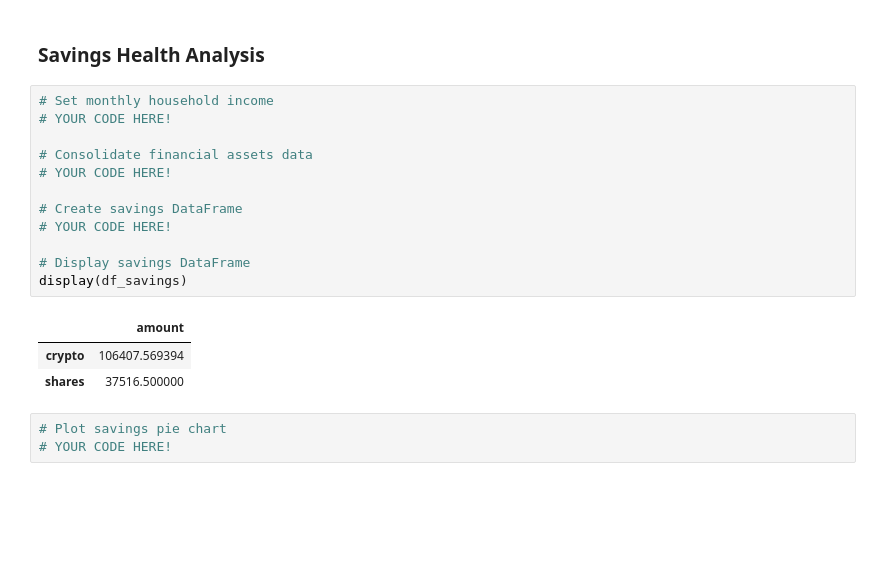
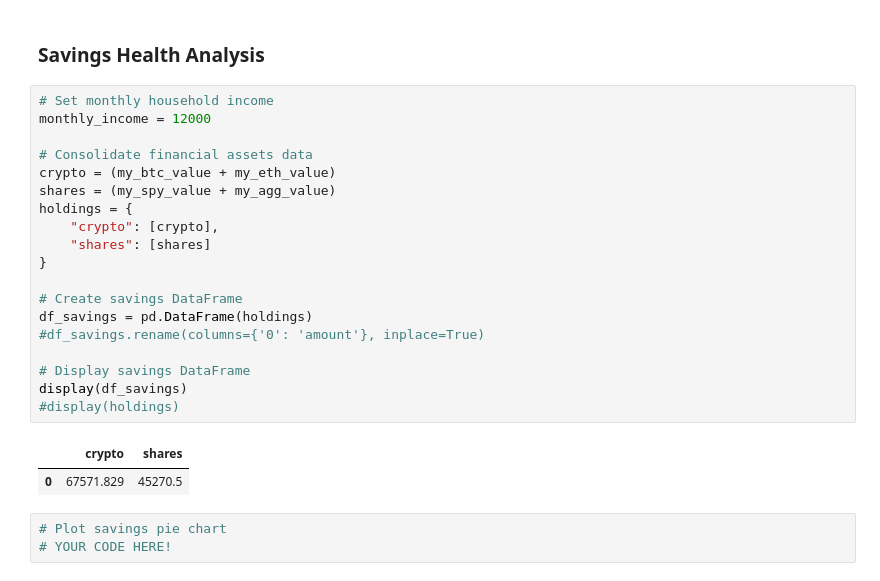
Before and after one commit to MatthewPuttroff/HWUnitFive, a Jupyter notebook: Instructions/Starter_Code/financial-planner.ipynb, the cells around one changed output. Saved outputs shown, nothing was run; the diff lists cells and outputs as text; blank space fills up the shorter version.

```diff
--- a/Instructions/Starter_Code/financial-planner.ipynb
+++ b/Instructions/Starter_Code/financial-planner.ipynb
@@ -181,20 +181,26 @@ The current value of your 200 AGG shares is $23114.00
 ### Savings Health Analysis
 # %%
 # Set monthly household income
-# YOUR CODE HERE!
+monthly_income = 12000
 
 # Consolidate financial assets data
-# YOUR CODE HERE!
+crypto = (my_btc_value + my_eth_value)
+shares = (my_spy_value + my_agg_value)
+holdings = {
+    "crypto": [crypto],
+    "shares": [shares]
+}
 
 # Create savings DataFrame
-# YOUR CODE HERE!
+df_savings = pd.DataFrame(holdings)
+#df_savings.rename(columns={'0': 'amount'}, inplace=True)
 
 # Display savings DataFrame
 display(df_savings)
+#display(holdings)
 # %% [output]
-|  | amount |
-| crypto | 106407.569394 |
-| shares | 37516.500000 |
+|  | crypto | shares |
+| 0 | 67571.829 | 45270.5 |
 # %%
 # Plot savings pie chart
 # YOUR CODE HERE!
```
